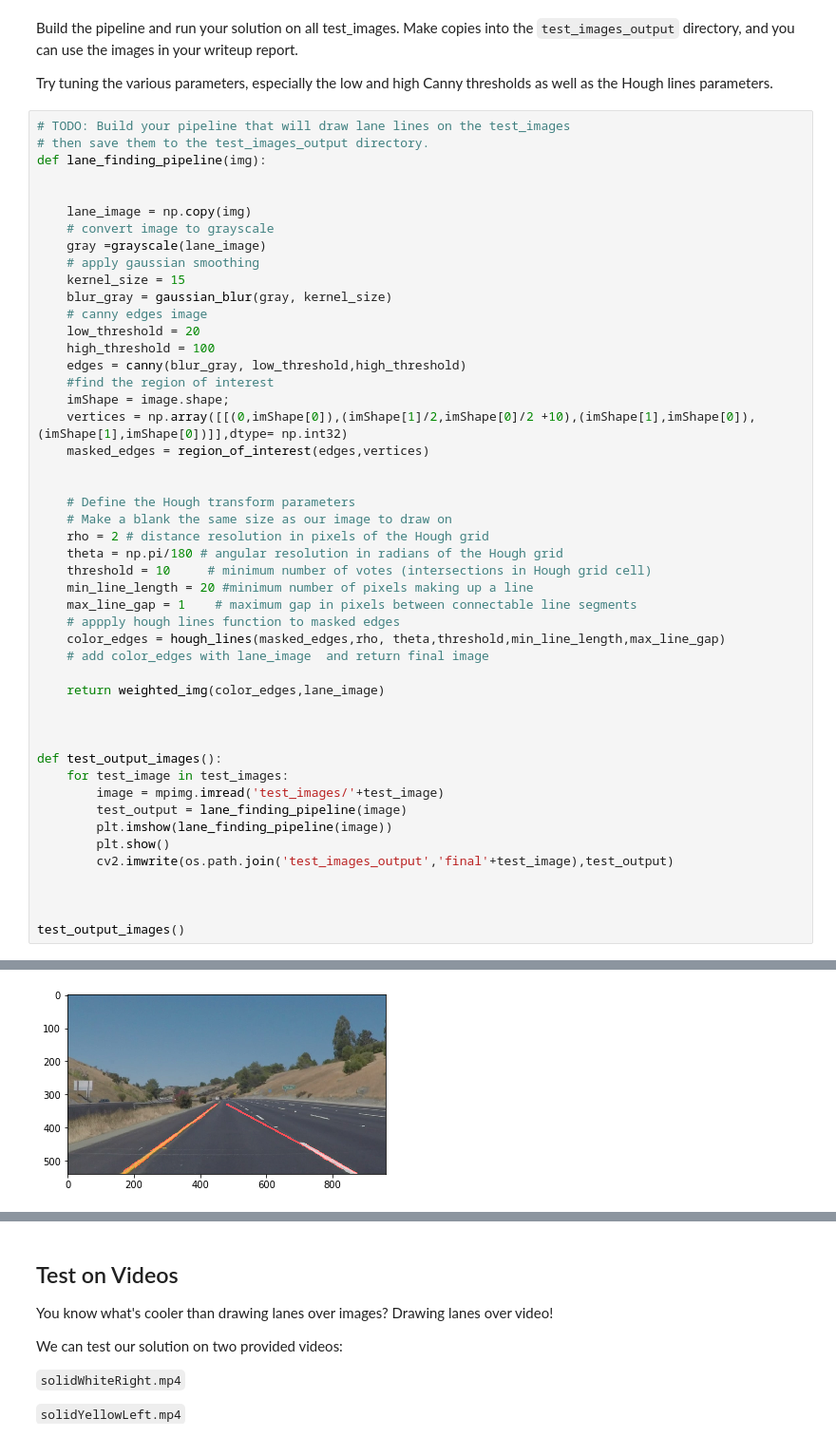
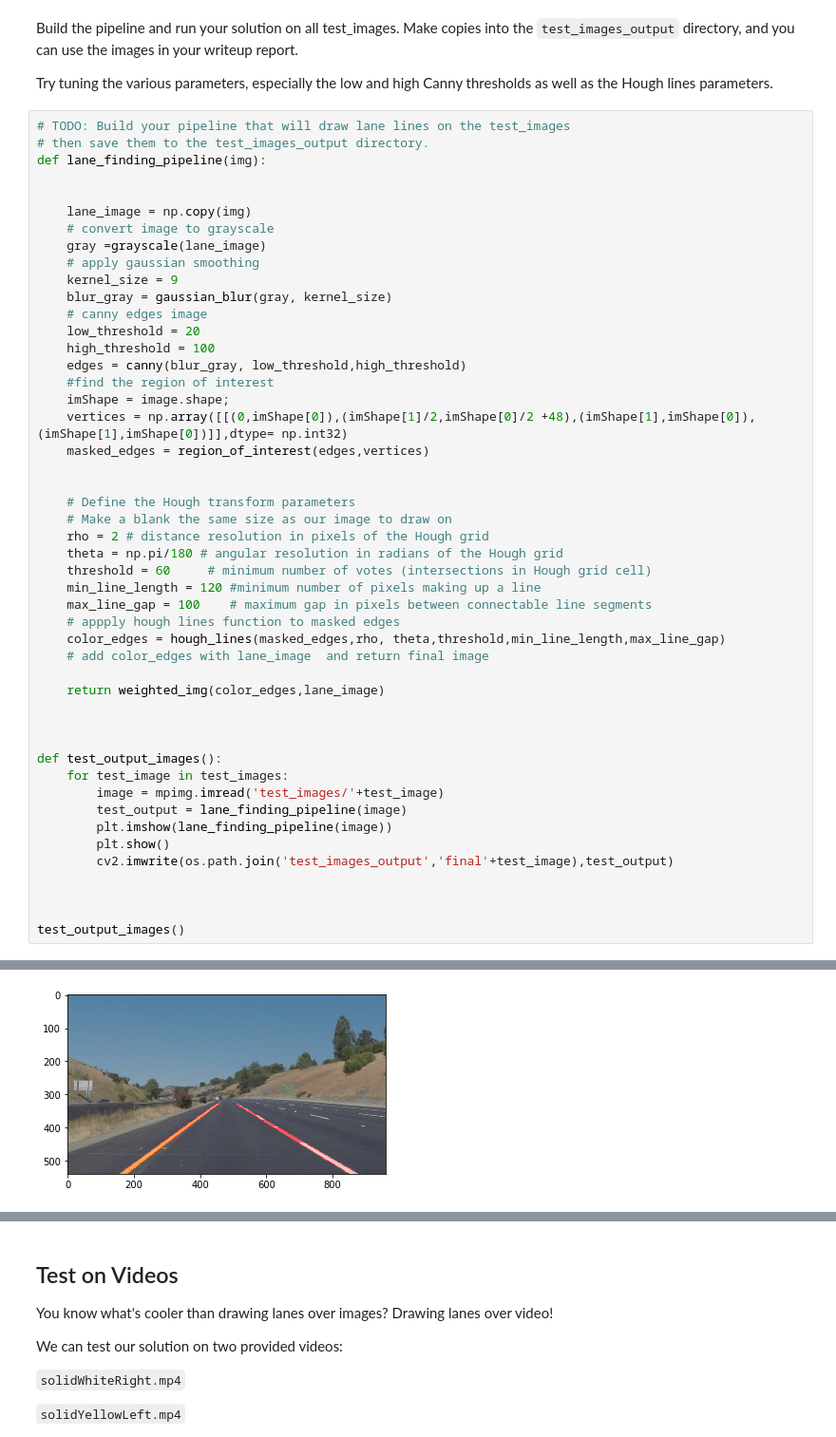
Before and after one commit to sabdar18/Self-Driving-Car-ND-LaneLines-P1, a Jupyter notebook: P1.ipynb, the cells around one changed output, grey strips where cells are left out. Shown at 95% size. Drawn from its saved outputs; the diff is of its cells as text.

```diff
--- a/P1.ipynb
+++ b/P1.ipynb
@@ -244,7 +244,7 @@ def lane_finding_pipeline(img):
     # convert image to grayscale
     gray =grayscale(lane_image)
     # apply gaussian smoothing
-    kernel_size = 15
+    kernel_size = 9
     blur_gray = gaussian_blur(gray, kernel_size)
     # canny edges image
     low_threshold = 20
@@ -252,7 +252,7 @@ def lane_finding_pipeline(img):
     edges = canny(blur_gray, low_threshold,high_threshold)
     #find the region of interest
     imShape = image.shape;
-    vertices = np.array([[(0,imShape[0]),(imShape[1]/2,imShape[0]/2 +10),(imShape[1],imShape[0]),(imShape[1],imShape[0])]],dtype= np.int32)
+    vertices = np.array([[(0,imShape[0]),(imShape[1]/2,imShape[0]/2 +48),(imShape[1],imShape[0]),(imShape[1],imShape[0])]],dtype= np.int32)
     masked_edges = region_of_interest(edges,vertices)
 
 
@@ -260,9 +260,9 @@ def lane_finding_pipeline(img):
     # Make a blank the same size as our image to draw on
     rho = 2 # distance resolution in pixels of the Hough grid
     theta = np.pi/180 # angular resolution in radians of the Hough grid
-    threshold = 10     # minimum number of votes (intersections in Hough grid cell)
-    min_line_length = 20 #minimum number of pixels making up a line
-    max_line_gap = 1    # maximum gap in pixels between connectable line segments
+    threshold = 60     # minimum number of votes (intersections in Hough grid cell)
+    min_line_length = 120 #minimum number of pixels making up a line
+    max_line_gap = 100    # maximum gap in pixels between connectable line segments
     # appply hough lines function to masked edges
     color_edges = hough_lines(masked_edges,rho, theta,threshold,min_line_length,max_line_gap)
     # add color_edges with lane_image  and return final image
@@ -289,4 +289,4 @@ test_output_images()
-[figure, old version]
+[figure, new version]
 [figure]
 [figure]
 # %% [markdown]
```
Also changed, not shown: parts of 4 cells of this notebook, 9 other files.
